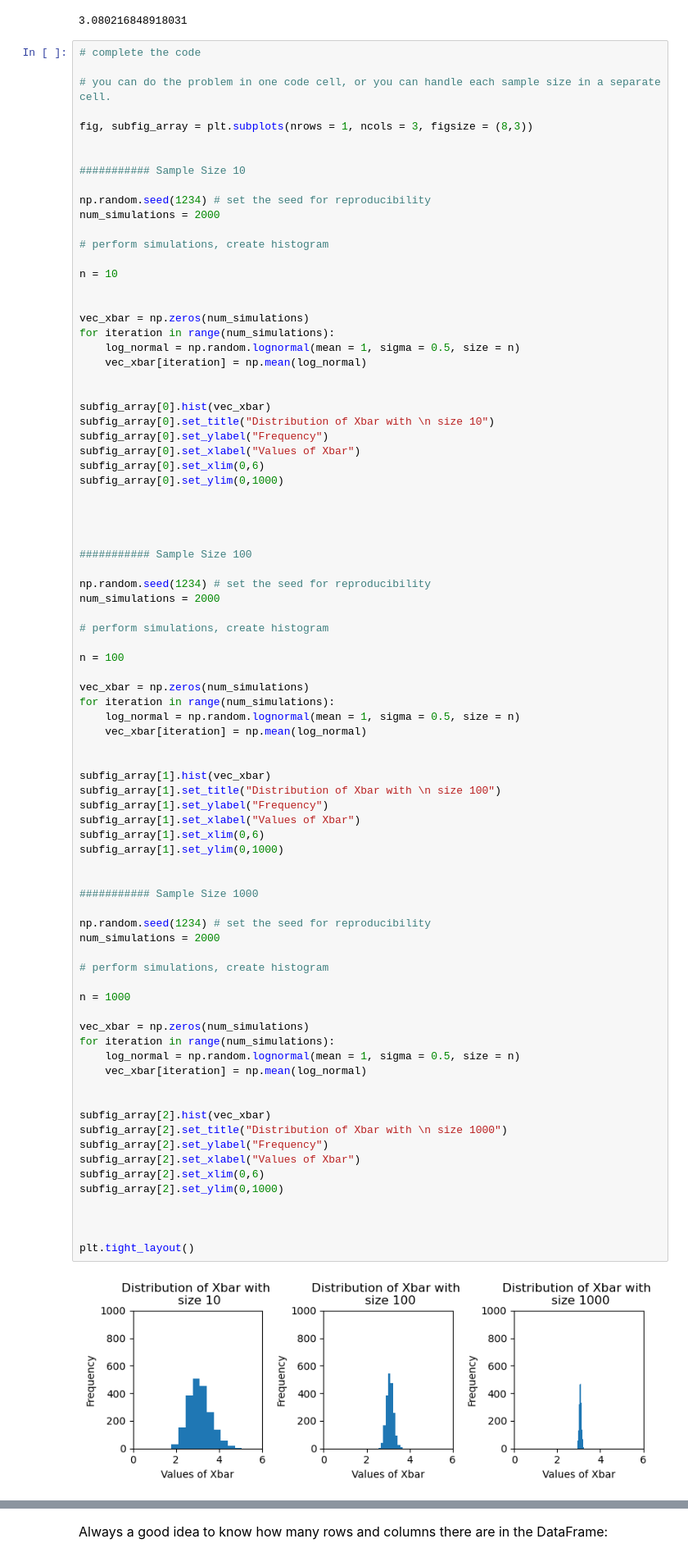
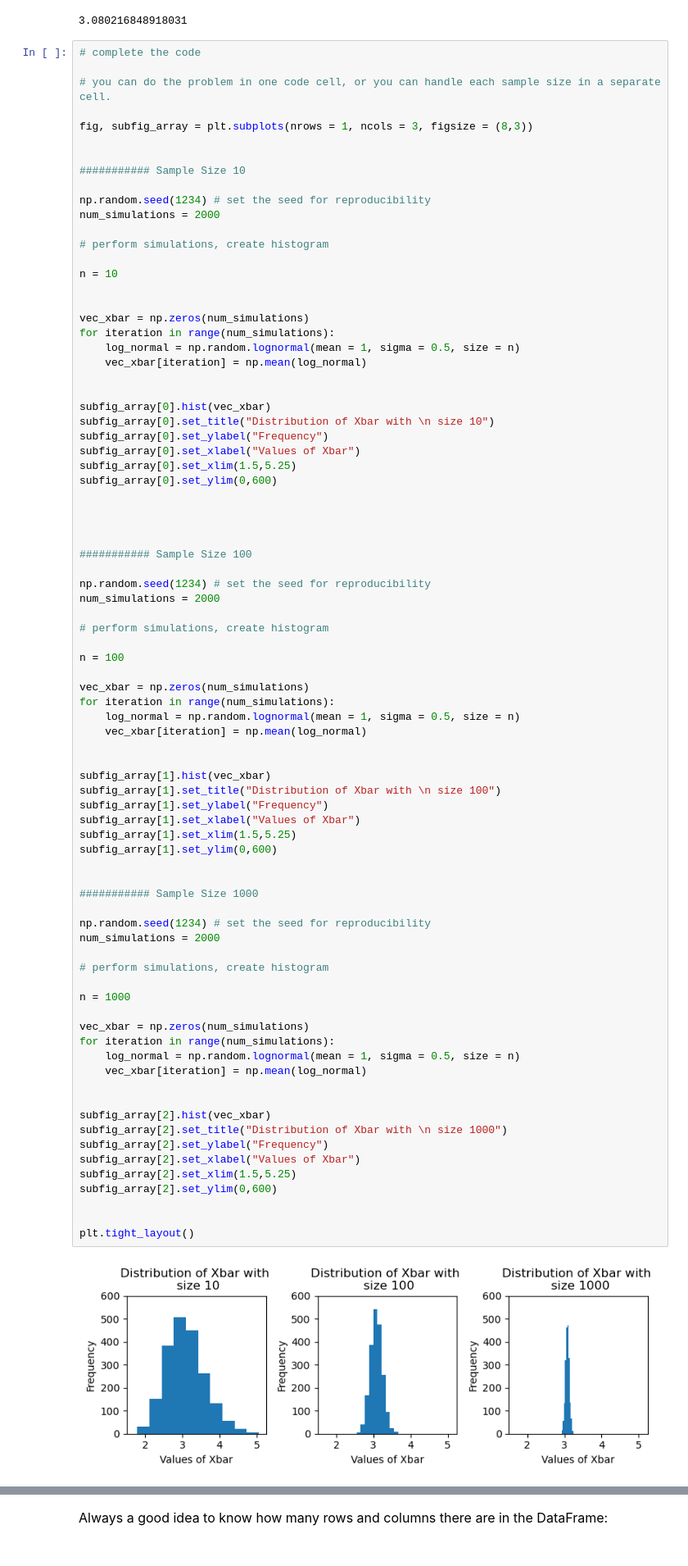
Before and after one commit to chadhimes/datasci151spring2026, a Jupyter notebook: _assignments/assignment_5/Assignment5.ipynb, the cells around one changed output, grey strips where cells are left out. Shown at 82% size. Drawn from its saved outputs; the diff is of its cells as text.

```diff
--- a/_assignments/assignment_5/Assignment5.ipynb
+++ b/_assignments/assignment_5/Assignment5.ipynb
@@ -85,8 +85,8 @@ subfig_array[0].hist(vec_xbar)
 subfig_array[0].set_title("Distribution of Xbar with \n size 10")
 subfig_array[0].set_ylabel("Frequency")
 subfig_array[0].set_xlabel("Values of Xbar")
-subfig_array[0].set_xlim(0,6)
-subfig_array[0].set_ylim(0,1000)
+subfig_array[0].set_xlim(1.5,5.25)
+subfig_array[0].set_ylim(0,600)
 
 
 
@@ -108,39 +108,38 @@ for iteration in range(num_simulations):
 
 subfig_array[1].hist(vec_xbar)
 subfig_array[1].set_title("Distribution of Xbar with \n size 100")
 subfig_array[1].set_ylabel("Frequency")
 subfig_array[1].set_xlabel("Values of Xbar")
-subfig_array[1].set_xlim(0,6)
-subfig_array[1].set_ylim(0,1000)
+subfig_array[1].set_xlim(1.5,5.25)
+subfig_array[1].set_ylim(0,600)
 
 
 ########### Sample Size 1000
 
 np.random.seed(1234) # set the seed for reproducibility
 num_simulations = 2000
 
 # perform simulations, create histogram
 
 n = 1000
 
 vec_xbar = np.zeros(num_simulations)
 for iteration in range(num_simulations):
     log_normal = np.random.lognormal(mean = 1, sigma = 0.5, size = n)
     vec_xbar[iteration] = np.mean(log_normal)
 
 
 subfig_array[2].hist(vec_xbar)
 subfig_array[2].set_title("Distribution of Xbar with \n size 1000")
 subfig_array[2].set_ylabel("Frequency")
 subfig_array[2].set_xlabel("Values of Xbar")
-subfig_array[2].set_xlim(0,6)
-subfig_array[2].set_ylim(0,1000)
-
+subfig_array[2].set_xlim(1.5,5.25)
+subfig_array[2].set_ylim(0,600)
 
 
 plt.tight_layout()
 # %% [output]
-[figure, old version]
+[figure, new version]
 # %% [markdown]
 ### b) Looping over Pandas DataFrames
 
```
